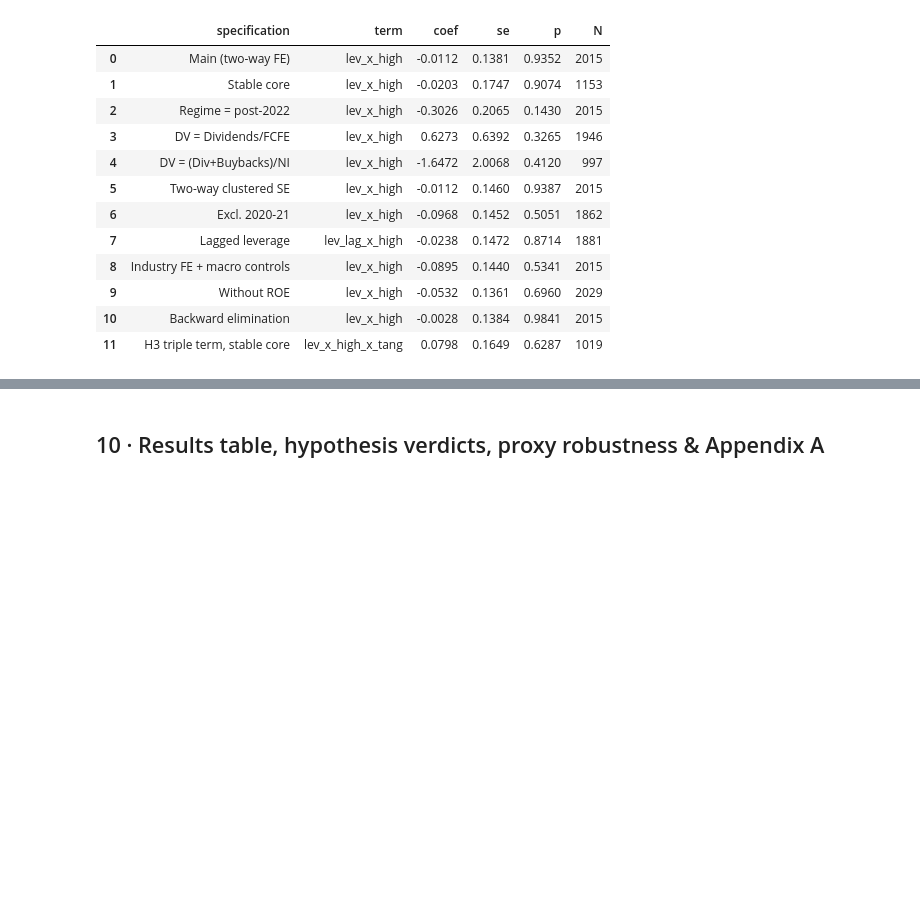
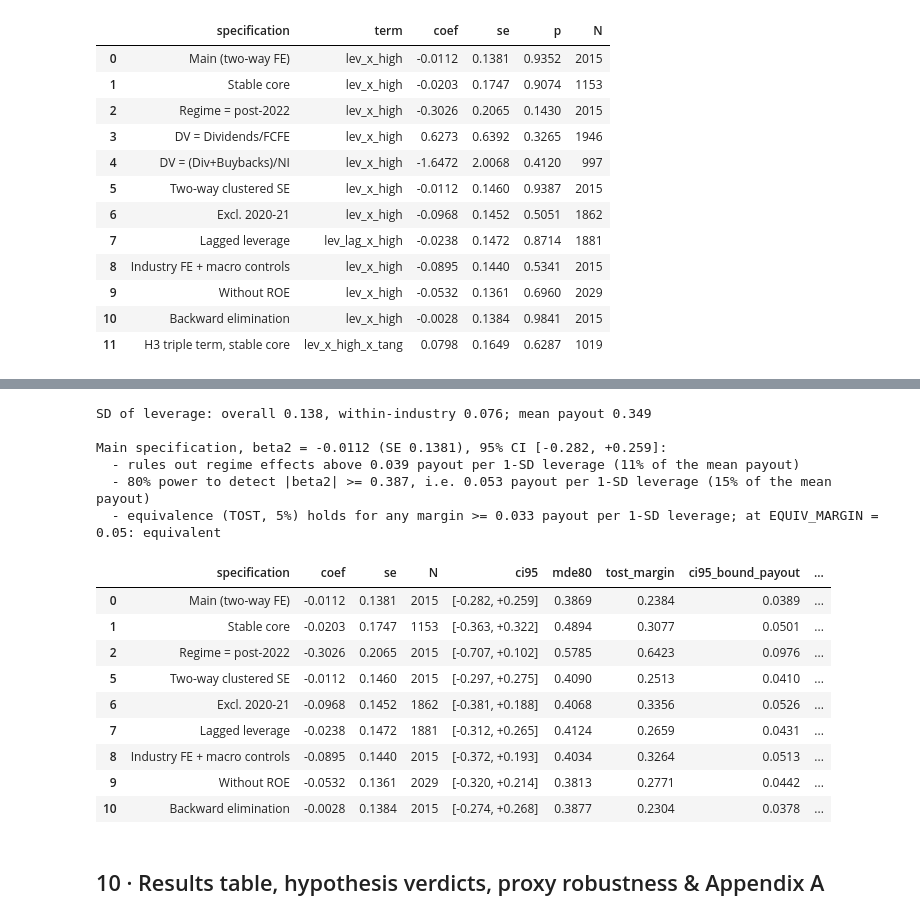
Before and after one commit to MilanKalajdzic/Master-Thesis, a Jupyter notebook: thesis_analysis.ipynb, the cells around one changed output, grey strips where cells are left out. Cells and saved outputs as stored; diff of their text form; code cells hidden in the pictures; blank space fills up the shorter version.

```diff
--- a/thesis_analysis.ipynb
+++ b/thesis_analysis.ipynb
@@ -79,6 +79,10 @@ HIKE_THRESHOLD = 0.25          # rise in annual-avg fed funds (pp) that counts a
 RECLASS_YEAR   = 2013          # Damodaran's industry reclassification: year-on-year changes across it are
                                # composition shifts, so change/lag models in §8b drop this year
 
+# Equivalence test for H2 (§9b): largest regime effect still considered economically negligible,
+# in payout-ratio units per 1 SD of leverage (0.05 is about 14% of the mean payout of 0.35).
+EQUIV_MARGIN = 0.05
+
 # FRED macro data:
 #   "snapshot" -> pinned monthly/quarterly vintage in data/fred/fred_snapshot.csv (exactly reproducible)
 #   "live"     -> download the current vintage with pandas-datareader (GDP is revised over time)
@@ -1012,3 +1032,53 @@ rob_tbl
+# %%
+from scipy import stats
+Z95, Z90, Z80 = stats.norm.ppf(0.975), stats.norm.ppf(0.95), stats.norm.ppf(0.80)
+SD_LEV   = float(sd_decomp.loc["lev", "sd_overall"])   # across industries (used for the payout conversion)
+SD_LEV_W = float(sd_decomp.loc["lev", "sd_within"])    # within industries (reference)
+MEAN_PAYOUT = float(panel["payout"].mean())
+
+PAYOUT_SPECS = ["Main (two-way FE)", "Stable core", "Regime = post-2022", "Two-way clustered SE",
+                "Excl. 2020-21", "Lagged leverage", "Industry FE + macro controls", "Without ROE",
+                "Backward elimination"]
+pw = rob_tbl[rob_tbl["specification"].isin(PAYOUT_SPECS)][["specification", "coef", "se", "N"]].copy()
+lo95, hi95 = pw["coef"] - Z95 * pw["se"], pw["coef"] + Z95 * pw["se"]
+pw["ci95"] = [f"[{a:+.3f}, {b:+.3f}]" for a, b in zip(lo95, hi95)]
+pw["mde80"] = (Z95 + Z80) * pw["se"]                                    # Bloom (1995)
+pw["tost_margin"] = np.maximum((pw["coef"] - Z90 * pw["se"]).abs(), (pw["coef"] + Z90 * pw["se"]).abs())
+pw["ci95_bound_payout"] = np.maximum(lo95.abs(), hi95.abs()) * SD_LEV   # largest effect not rejected
+pw["mde80_payout"] = pw["mde80"] * SD_LEV
+pw["tost_margin_payout"] = pw["tost_margin"] * SD_LEV
+pw["ci95_bound_payout_within"] = np.maximum(lo95.abs(), hi95.abs()) * SD_LEV_W
+pw["equivalent_at_margin"] = pw["tost_margin_payout"] <= EQUIV_MARGIN
+power_tbl = pw.round(4)
+power_tbl.to_csv(OUTDIR / "tab_power_bounds.csv", index=False)
+
+m = power_tbl.iloc[0]
+print(f"SD of leverage: overall {SD_LEV:.3f}, within-industry {SD_LEV_W:.3f}; mean payout {MEAN_PAYOUT:.3f}\n")
+print(f"Main specification, beta2 = {m.coef:+.4f} (SE {m.se:.4f}), 95% CI {m.ci95}:")
+print(f"  - rules out regime effects above {m.ci95_bound_payout:.3f} payout per 1-SD leverage "
+      f"({m.ci95_bound_payout / MEAN_PAYOUT:.0%} of the mean payout)")
+print(f"  - 80% power to detect |beta2| >= {m.mde80:.3f}, i.e. {m.mde80_payout:.3f} payout per 1-SD leverage "
+      f"({m.mde80_payout / MEAN_PAYOUT:.0%} of the mean payout)")
+print(f"  - equivalence (TOST, 5%) holds for any margin >= {m.tost_margin_payout:.3f} payout per 1-SD leverage; "
+      f"at EQUIV_MARGIN = {EQUIV_MARGIN}: {'equivalent' if m.equivalent_at_margin else 'not shown'}\n")
+power_tbl
+# %% [output]
+SD of leverage: overall 0.138, within-industry 0.076; mean payout 0.349
+
+Main specification, beta2 = -0.0112 (SE 0.1381), 95% CI [-0.282, +0.259]:
+  - rules out regime effects above 0.039 payout per 1-SD leverage (11% of the mean payout)
+  - 80% power to detect |beta2| >= 0.387, i.e. 0.053 payout per 1-SD leverage (15% of the mean payout)
+  - equivalence (TOST, 5%) holds for any margin >= 0.033 payout per 1-SD leverage; at EQUIV_MARGIN = 0.05: equivalent
+|  | specification | coef | se | N | ci95 | mde80 | tost_margin | ci95_bound_payout | ... |
+| 0 | Main (two-way FE) | -0.0112 | 0.1381 | 2015 | [-0.282, +0.259] | 0.3869 | 0.2384 | 0.0389 | ... |
+| 1 | Stable core | -0.0203 | 0.1747 | 1153 | [-0.363, +0.322] | 0.4894 | 0.3077 | 0.0501 | ... |
+| 2 | Regime = post-2022 | -0.3026 | 0.2065 | 2015 | [-0.707, +0.102] | 0.5785 | 0.6423 | 0.0976 | ... |
+| 5 | Two-way clustered SE | -0.0112 | 0.1460 | 2015 | [-0.297, +0.275] | 0.4090 | 0.2513 | 0.0410 | ... |
+| 6 | Excl. 2020-21 | -0.0968 | 0.1452 | 1862 | [-0.381, +0.188] | 0.4068 | 0.3356 | 0.0526 | ... |
+| 7 | Lagged leverage | -0.0238 | 0.1472 | 1881 | [-0.312, +0.265] | 0.4124 | 0.2659 | 0.0431 | ... |
+| 8 | Industry FE + macro controls | -0.0895 | 0.1440 | 2015 | [-0.372, +0.193] | 0.4034 | 0.3264 | 0.0513 | ... |
+| 9 | Without ROE | -0.0532 | 0.1361 | 2029 | [-0.320, +0.214] | 0.3813 | 0.2771 | 0.0442 | ... |
+| 10 | Backward elimination | -0.0028 | 0.1384 | 2015 | [-0.274, +0.268] | 0.3877 | 0.2304 | 0.0378 | ... |
 # %% [markdown]
 ## 10 · Results table, hypothesis verdicts, proxy robustness & Appendix A
 # %%
```
Also changed, not shown: parts of 4 cells of this notebook, 3 other files.
